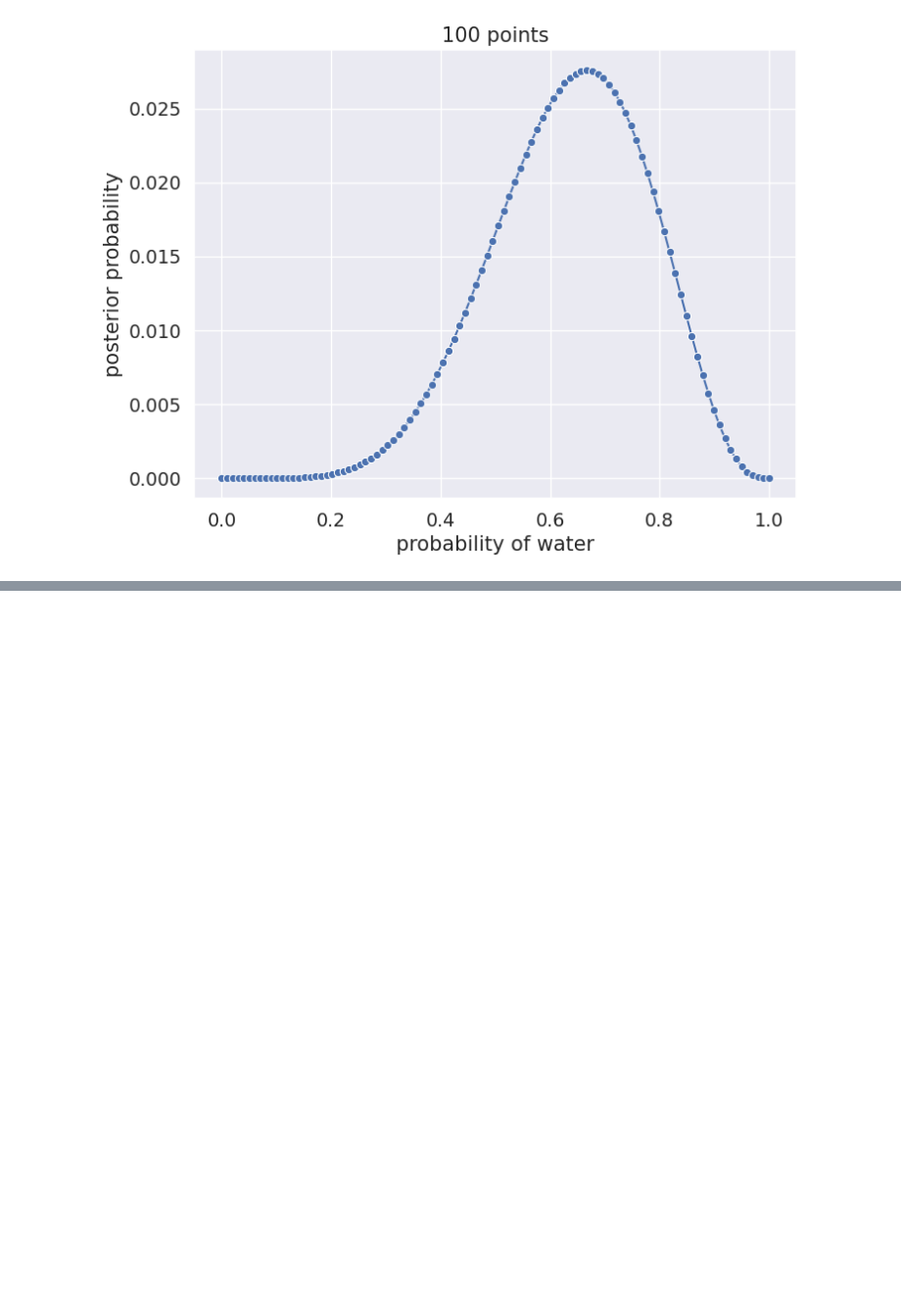
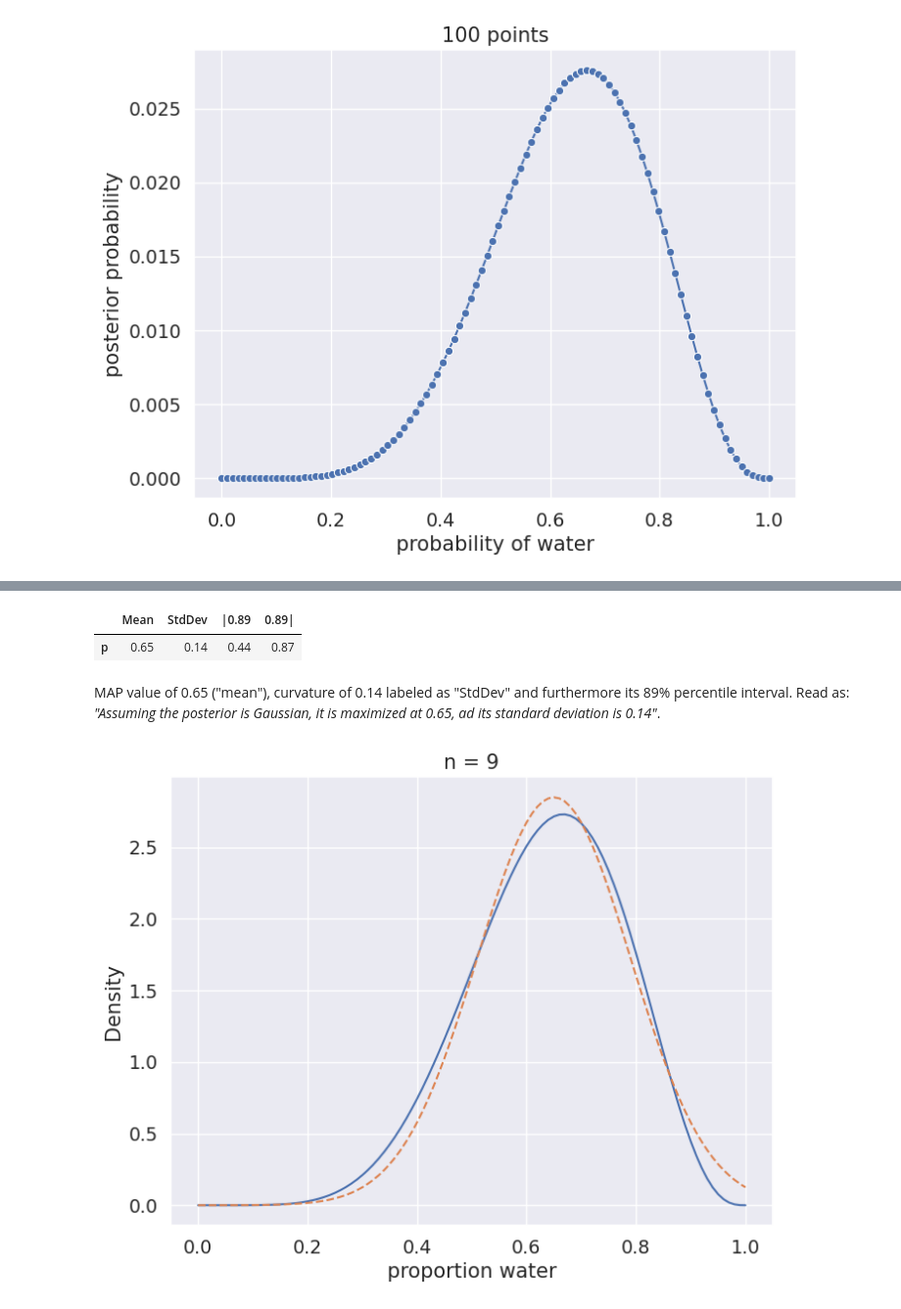
Before and after one commit to krademaker/Pyro, a Jupyter notebook: notebooks/sr_chapter_2.ipynb, the cells around one changed output, grey strips where cells are left out. Shown: that part at 98% size. Saved outputs shown, nothing was run; the diff lists cells and outputs as text; code cells hidden in the pictures; blank space fills up the shorter version.

```diff
--- a/notebooks/sr_chapter_2.ipynb
+++ b/notebooks/sr_chapter_2.ipynb
@@ -161,0 +214,28 @@ ax.set(xlabel="probability of water", ylabel="posterior probability",
+# %%
+def model(w):
+    p = pyro.sample("p", dist.Uniform(0, 1))  # uniform prior
+    pyro.sample("w", dist.Binomial(9, p), obs=w)  # binomial likelihood
+
+globe_qa = MAP(model).run(torch.tensor(6.))
+
+# display summary of quadratic approximation
+precis(globe_qa)
+# %% [output]
+|  | Mean | StdDev | |0.89 | 0.89| |
+| p | 0.65 | 0.14 | 0.44 | 0.87 |
+# %% [markdown]
+MAP value of 0.65 ("mean"), curvature of 0.14 labeled as "StdDev" and furthermore its 89% percentile interval. Read as: _"Assuming the posterior is Gaussian, it is maximized at 0.65, ad its standard deviation is 0.14"_.
+# %%
+w = 6
+n  = 9
+x = torch.linspace(0, 1, 101)
+x = torch.linspace(0, 1, 101)
+ax = sns.lineplot(x=x, y=dist.Beta(w + 1, n - w + 1).log_prob(x).exp())
+ax.set(xlabel="proportion water", ylabel="Density", title="n = 9")
+# quadratic approximation
+precis_df = precis(globe_qa)
+sns.lineplot(x=x, y=dist.Normal(precis_df["Mean"][0],
+                            precis_df["StdDev"][0]).log_prob(x).exp())
+ax.lines[1].set_linestyle("--")
+# %% [output]
+[figure, added]
```
Also changed, not shown: parts of 8 cells of this notebook.
